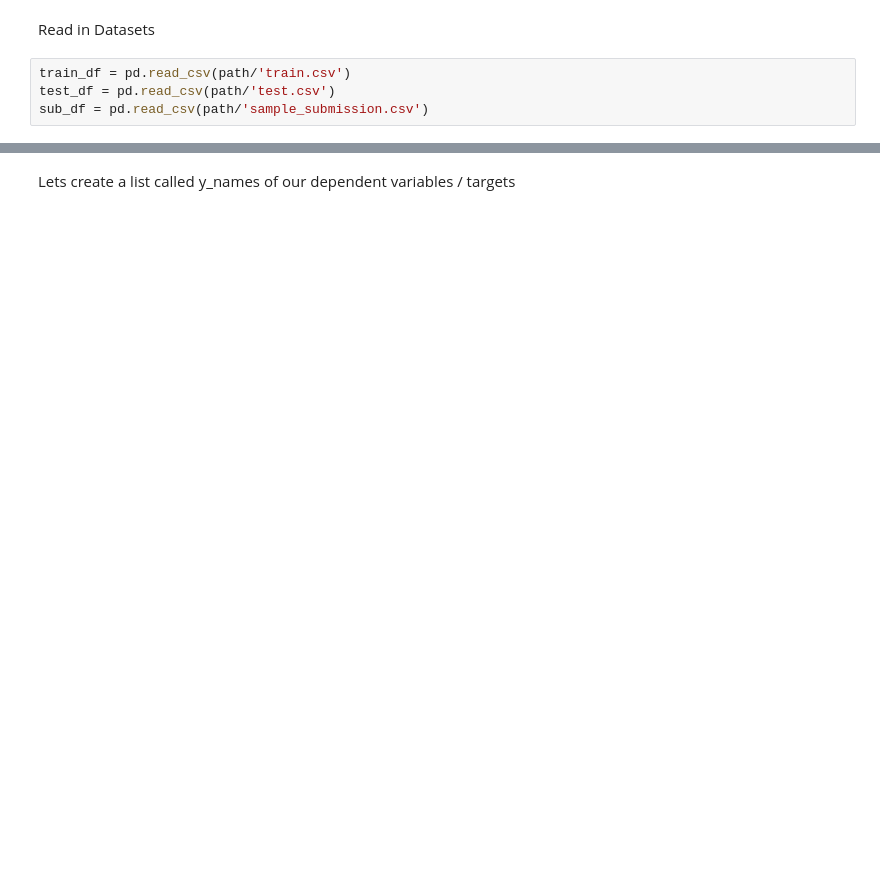
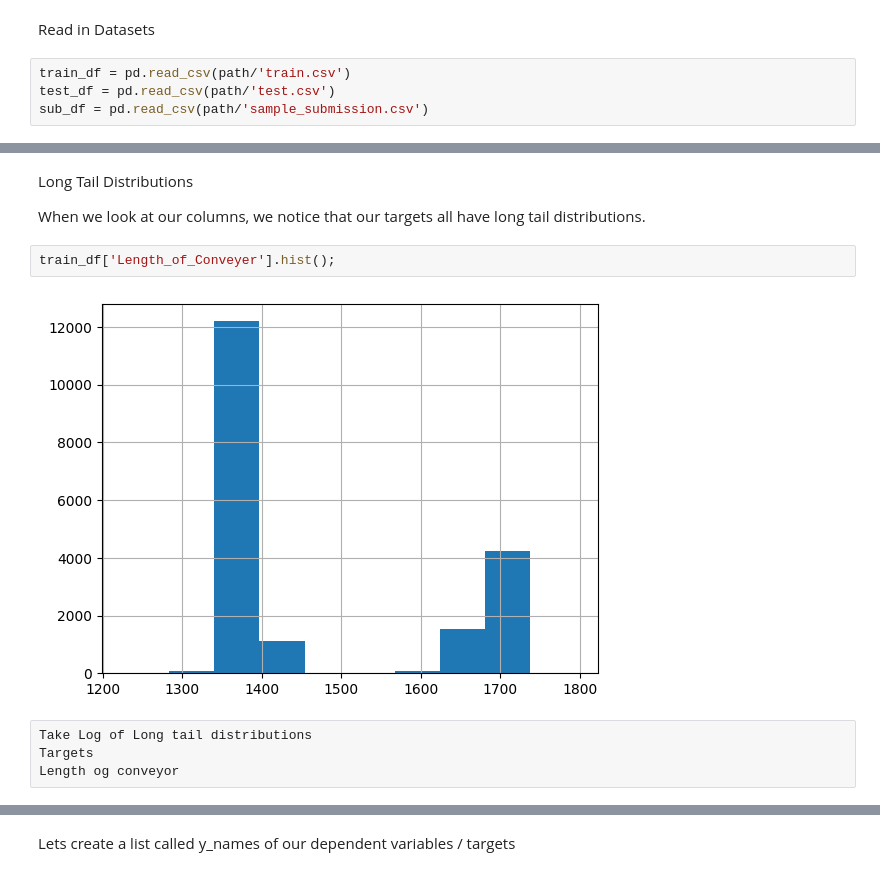
Before and after one commit to rubanzasilva/steel_plate_defect_prediction, a Jupyter notebook: ps-s04-e03-steel-plate-detection.ipynb, the cells around one changed output, grey strips where cells are left out. Drawn from its saved outputs; the diff is of its cells as text; blank space fills up the shorter version.

```diff
--- a/ps-s04-e03-steel-plate-detection.ipynb
+++ b/ps-s04-e03-steel-plate-detection.ipynb
@@ -80,0 +116,12 @@ sub_df.head()
+# %% [markdown]
+Long Tail Distributions
+
+When we look at our columns, we notice that our targets all have long tail distributions.
+# %%
+train_df['Length_of_Conveyer'].hist();
+# %% [output]
+[figure, added]
+# %%
+Take Log of Long tail distributions
+Targets
+Length og conveyor
```
Also changed, not shown: parts of 34 cells of this notebook.
